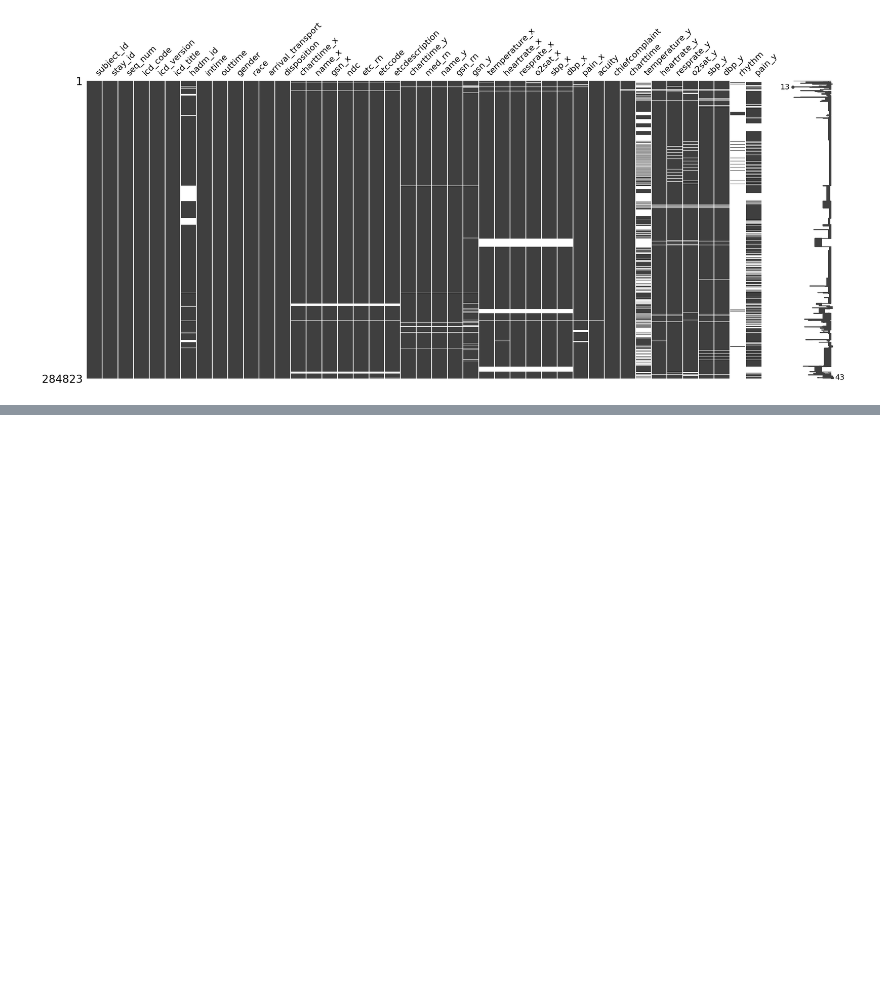
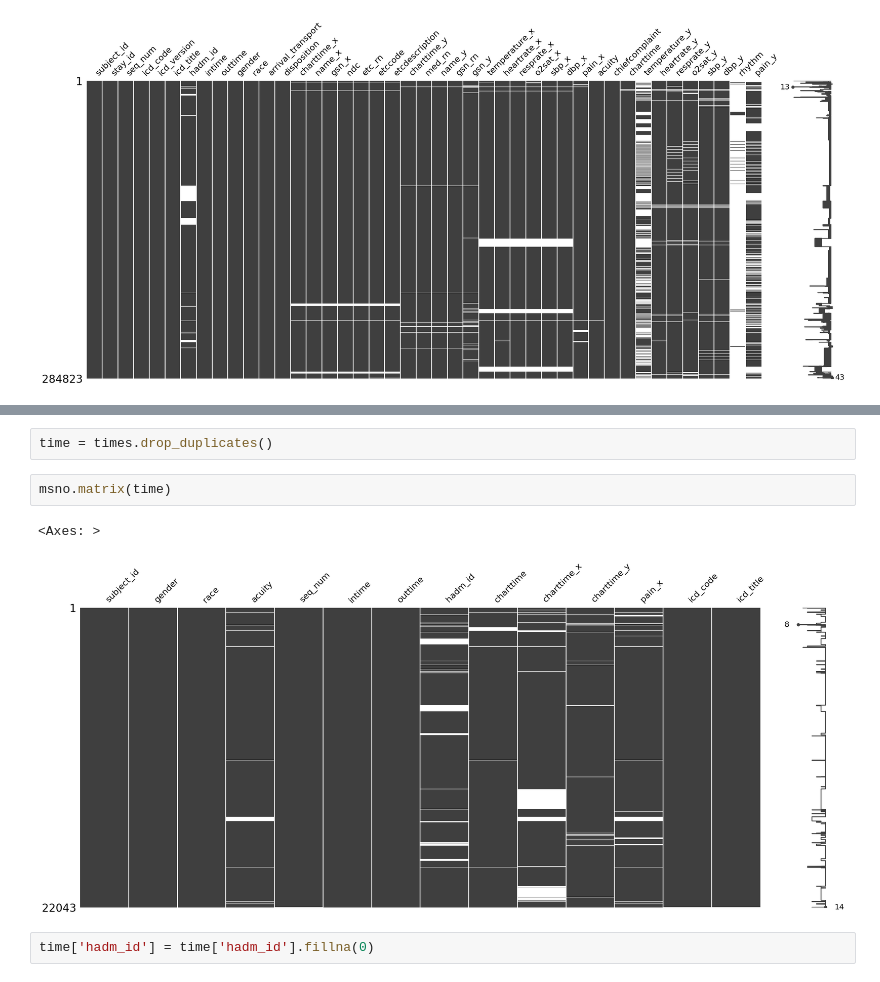
Before and after one commit to educbd/Capstone_Project, a Jupyter notebook: MIMIC_IV_Capstone.ipynb, the cells around one changed output, grey strips where cells are left out. Saved outputs shown, nothing was run; the diff lists cells and outputs as text; blank space fills up the shorter version.

```diff
--- a/MIMIC_IV_Capstone.ipynb
+++ b/MIMIC_IV_Capstone.ipynb
@@ -148,0 +174,9 @@ msno.matrix(df)
+# %%
+time = times.drop_duplicates()
+# %%
+msno.matrix(time)
+# %% [output]
+<Axes: >
+[figure, added]
+# %%
+time['hadm_id'] = time['hadm_id'].fillna(0)
```
Also changed, not shown: parts of 26 cells of this notebook.
